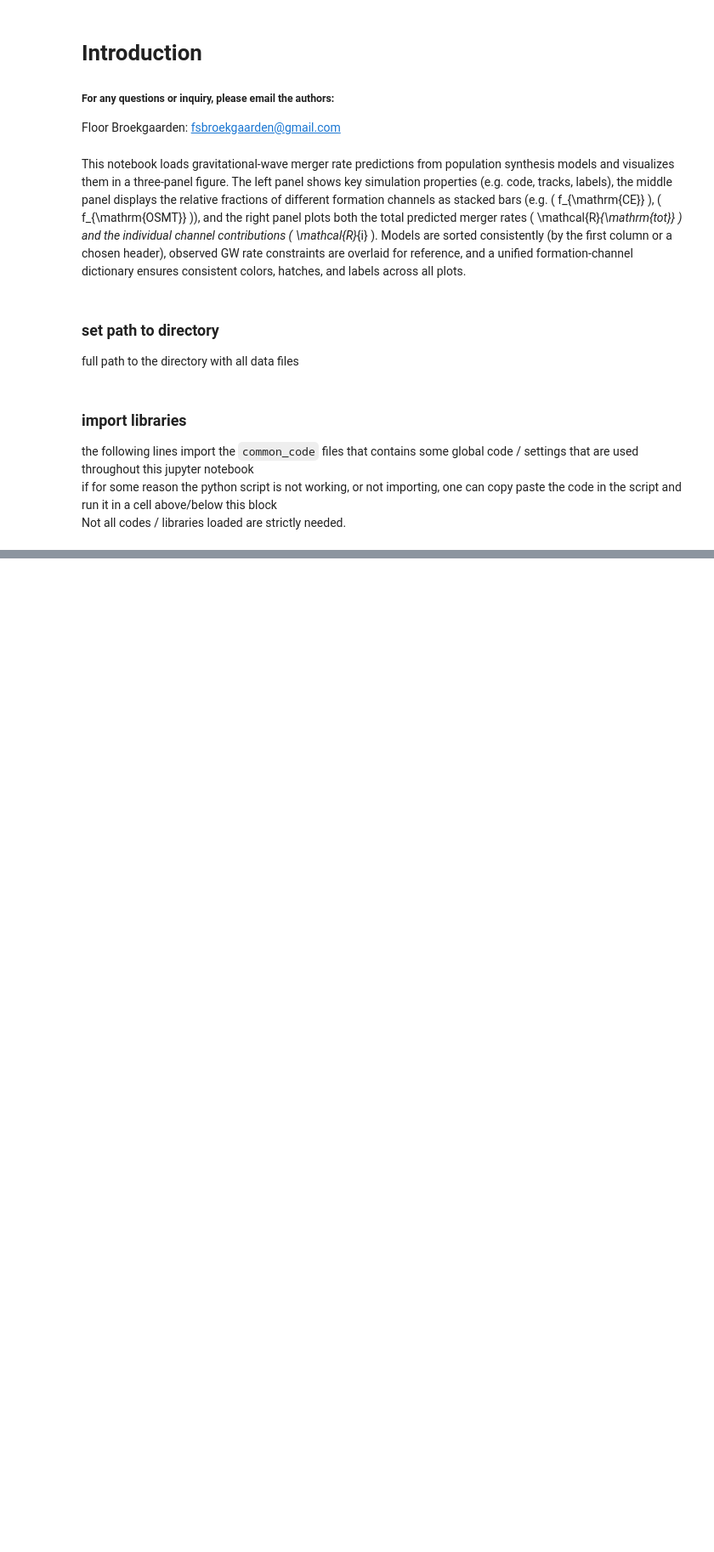
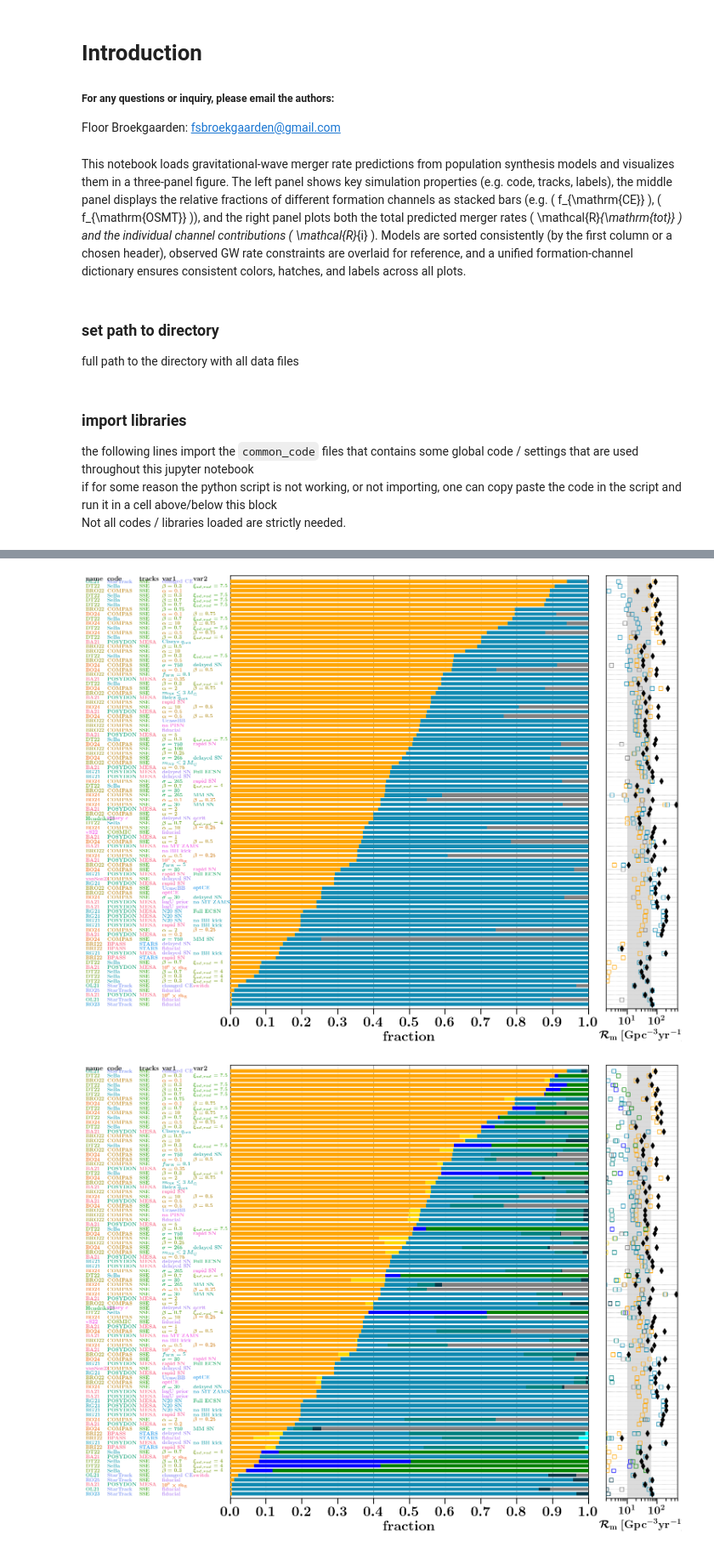
Before and after one commit to FloorBroekgaarden/Rates_of_Formation_Channels, a Jupyter notebook: plottingCode/Fig_comparison/rates_figure_formation_channels-CE_focus.ipynb, the cells around one changed output, grey strips where cells are left out. Shown at 85% size. Cells and saved outputs as stored; diff of their text form; code cells hidden in the pictures; blank space fills up the shorter version.

```diff
--- a/plottingCode/Fig_comparison/rates_figure_formation_channels-CE_focus.ipynb
+++ b/plottingCode/Fig_comparison/rates_figure_formation_channels-CE_focus.ipynb
@@ -554,3 +579,30 @@ plot_formation_channel_contributions(
  array([<Axes: >, <Axes: xlabel='$\\textbf{fraction}$'>,
         <Axes: xlabel='$\\mathcal{R}_{\\rm{m}} \\ [ \\rm{Gpc}^{-3} \\rm{yr}^{-1} ] $'>],
        dtype=object))
+# %%
+
+
+# --- File and plot setup ---
+path_to_file = '/Users/floorbroekgaarden/Projects/GitHub/Rates_of_Formation_Channels/plottingCode/Fig_comparison/Data_formation_channels_intrinsic/'
+
+# plot only CE or not CE
+fig, axes = plot_formation_channel_contributions(
+    path_to_file=path_to_file,
+    DCOlabel = 'BH-BH',
+    fc_key = "CE_simple" ,
+    sort_header = "fraction without common envelope",
+    save_path = "formation_channels_BH-BH_simple.pdf"
+    )
+
+
+# plot detailed formation channels CE
+plot_formation_channel_contributions(
+    path_to_file=path_to_file,
+    DCOlabel = 'BH-BH',
+    fc_key = "CE_detailed" ,
+    sort_header = "fraction without common envelope",
+    save_path = "formation_channels_BH-NS_detailed.pdf"
+    )
+# %% [output]
+[figure, added]
+[figure, added]
```
Also changed, not shown: parts of 5 cells of this notebook.
